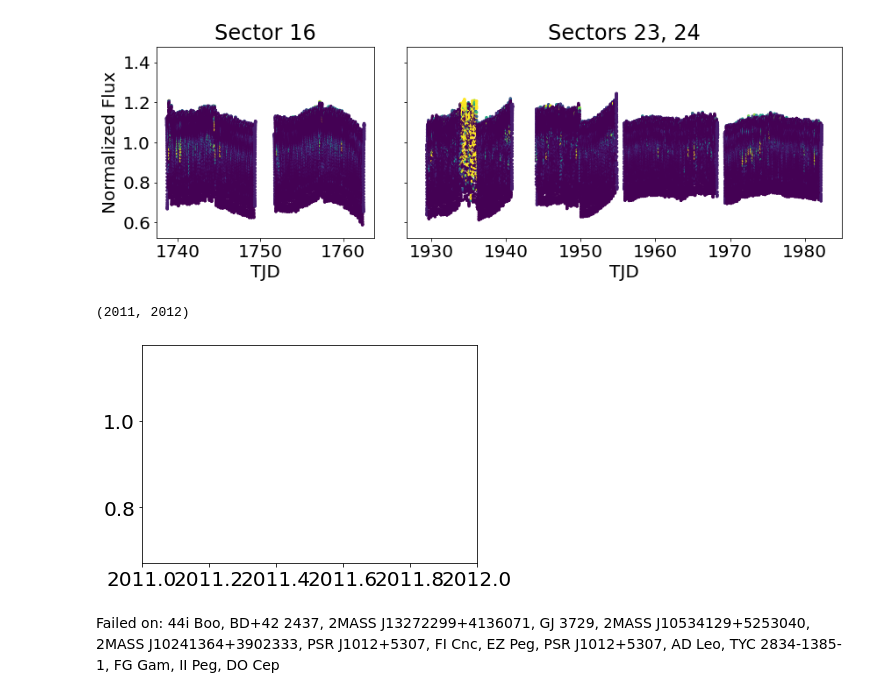
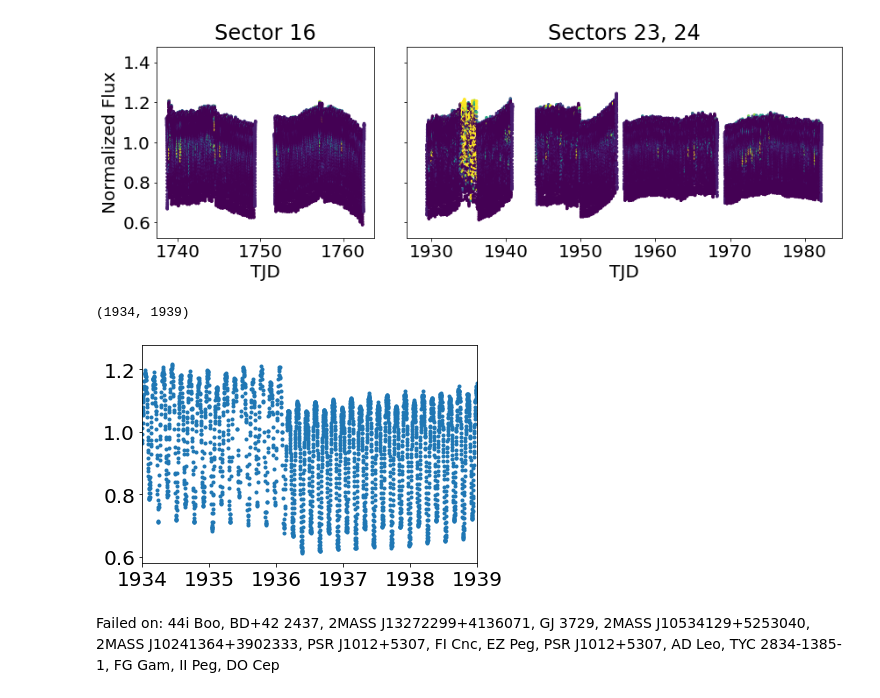
Before and after one commit to benjaminpope/mtv, a Jupyter notebook: notebooks/automatic.ipynb, the cells around one changed output. Cells and saved outputs as stored; diff of their text form; code cells hidden in the pictures.

```diff
--- a/notebooks/automatic.ipynb
+++ b/notebooks/automatic.ipynb
@@ -86,11 +108,11 @@ plt.savefig('flare_lc_%s.png' % (name.replace(' ','_').lower()),bbox_inches='tig
 # %% [output]
 [figure]
 # %%
-plt.plot(time[-1],flux[-1],'.')
-plt.xlim(2011,2012)
+plt.plot(time[1],flux[1],'.')
+plt.xlim(1934,1939)
 # %% [output]
-(2011, 2012)
+(1934, 1939)
-[figure, old version]
+[figure, new version]
 # %%
 f = open('%s_output.txt' % (name.replace(' ','_').lower()),'w')
 f.write('%s\n%f\n%f\n' % (name,period,flare_rate.value))
```
Also changed, not shown: parts of 2 cells of this notebook, 8 other files.
